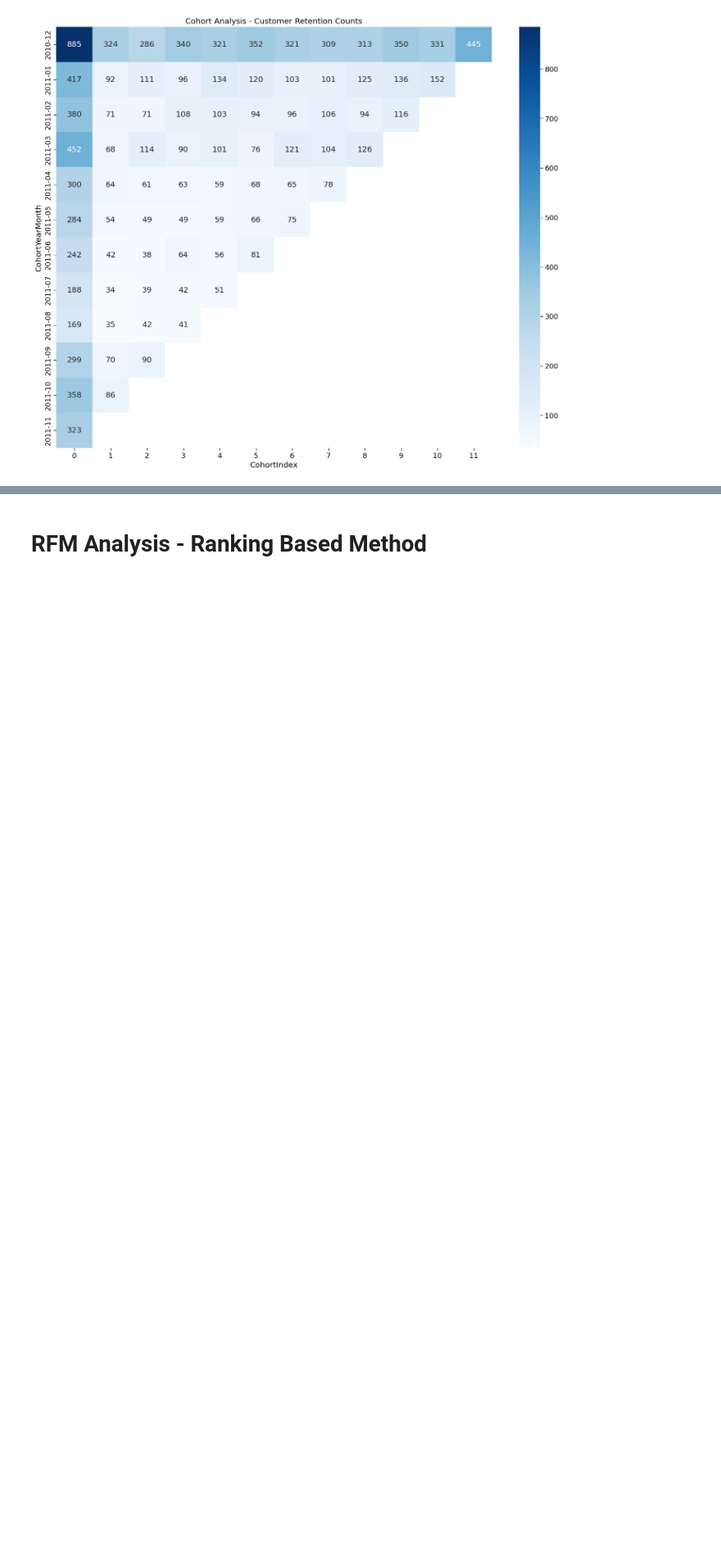
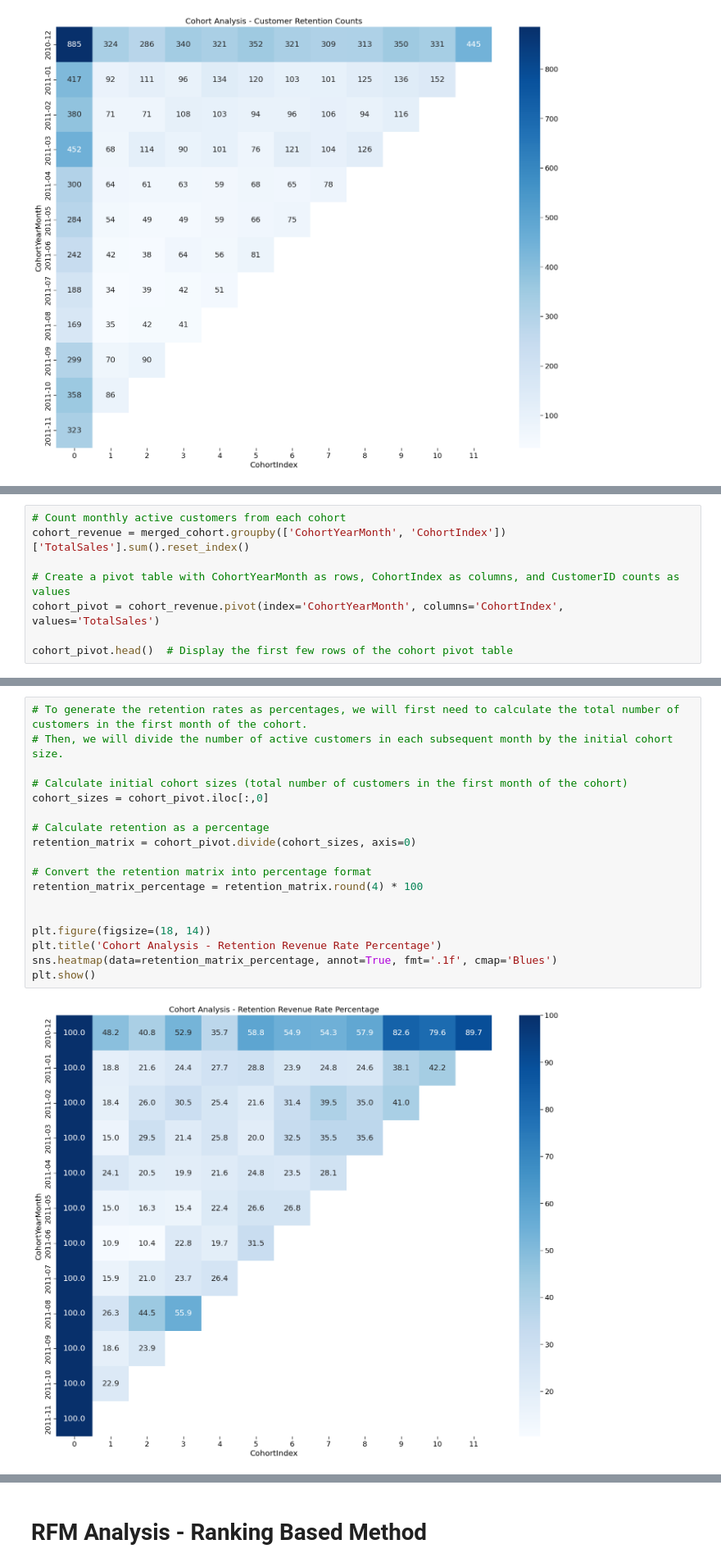
Before and after one commit to bahategar/Online-retail, a Jupyter notebook: online-retail.ipynb, the cells around one changed output, grey strips where cells are left out. Shown at 82% size. Drawn from its saved outputs; the diff is of its cells as text; blank space fills up the shorter version.

Commit message:
Update product analysis and report

```diff
--- a/online-retail.ipynb
+++ b/online-retail.ipynb
@@ -612,0 +613,8 @@ retention_matrix_percentage.to_csv('customer_retention_perc.csv', index=True)
+# %%
+# Count monthly active customers from each cohort
+cohort_revenue = merged_cohort.groupby(['CohortYearMonth', 'CohortIndex'])['TotalSales'].sum().reset_index()
+
+# Create a pivot table with CohortYearMonth as rows, CohortIndex as columns, and CustomerID counts as values
+cohort_pivot = cohort_revenue.pivot(index='CohortYearMonth', columns='CohortIndex', values='TotalSales')
+
+cohort_pivot.head()  # Display the first few rows of the cohort pivot table
@@ -612,0 +629,20 @@ retention_matrix_percentage.to_csv('customer_retention_perc.csv', index=True)
+# %%
+# To generate the retention rates as percentages, we will first need to calculate the total number of customers in the first month of the cohort.
+# Then, we will divide the number of active customers in each subsequent month by the initial cohort size.
+
+# Calculate initial cohort sizes (total number of customers in the first month of the cohort)
+cohort_sizes = cohort_pivot.iloc[:,0]
+
+# Calculate retention as a percentage
+retention_matrix = cohort_pivot.divide(cohort_sizes, axis=0)
+
+# Convert the retention matrix into percentage format
+retention_matrix_percentage = retention_matrix.round(4) * 100
+
+
+plt.figure(figsize=(18, 14))
+plt.title('Cohort Analysis - Retention Revenue Rate Percentage')
+sns.heatmap(data=retention_matrix_percentage, annot=True, fmt='.1f', cmap='Blues')
+plt.show()
+# %% [output]
+[figure, added]
```
Also changed, not shown: parts of 10 cells of this notebook, 3 other files.
